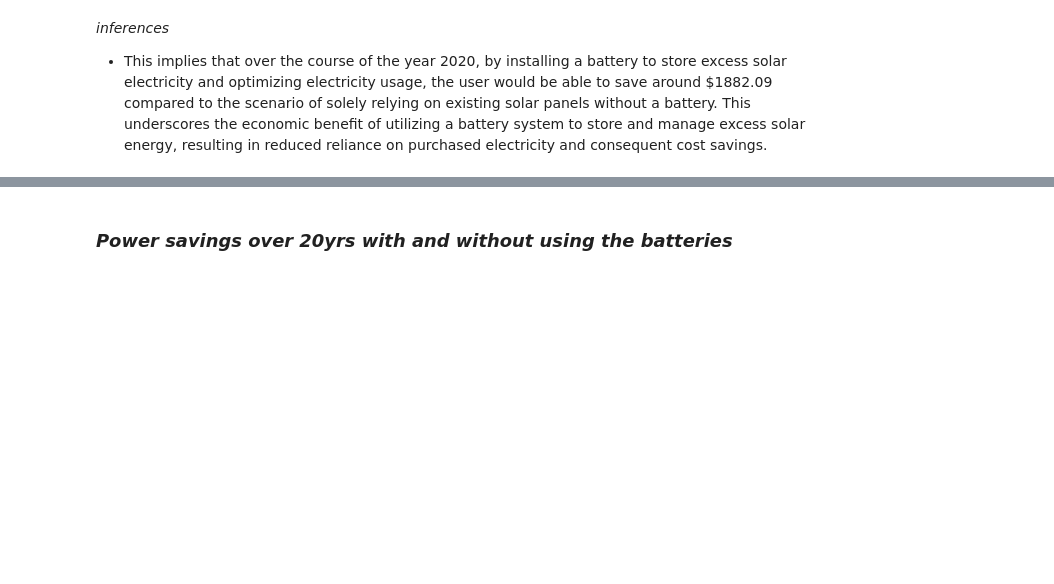
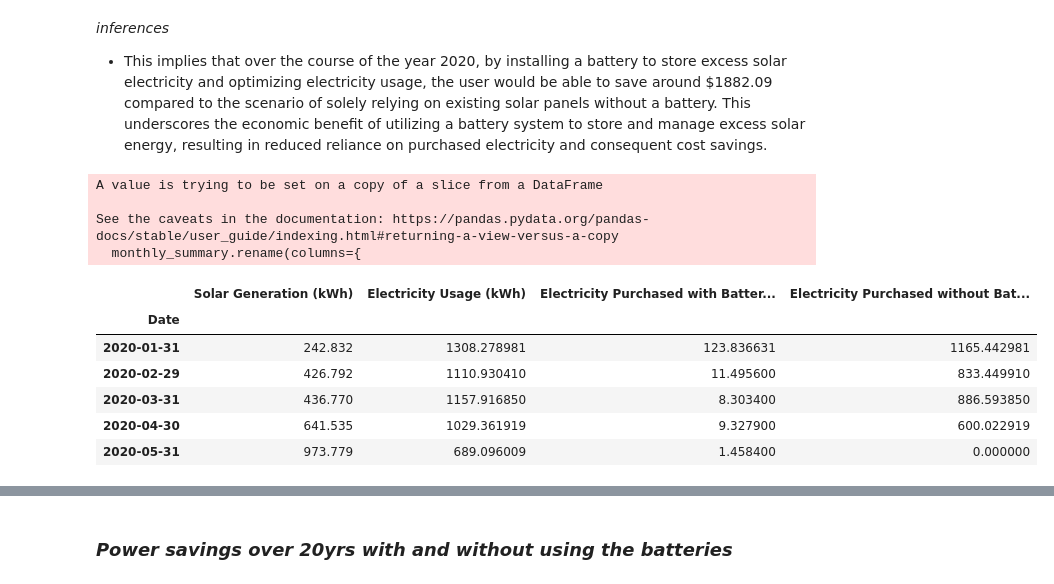
Before and after one commit to paulmachau/Solar-power-Valuation-output, a Jupyter notebook: power_generation (3).ipynb, the cells around one changed output, grey strips where cells are left out. Saved outputs shown, nothing was run; the diff lists cells and outputs as text; code cells hidden in the pictures; blank space fills up the shorter version.

```diff
--- a/power_generation (3).ipynb
+++ b/power_generation (3).ipynb
@@ -611,0 +641,37 @@ plt.show()
+# %%
+# prompt: #Tabulating the monthly solar generation, electricity usage, and electricity purchased from the provider (with and without battery) for the calendar year
+
+import pandas as pd
+
+# Resample data at monthly intervals
+monthly_data = df.resample('M').sum()
+
+# Calculate electricity purchase without battery
+monthly_data['Electricity_Purchase_without_Battery_kWh'] = monthly_data['Electricity_Usage_kWh'] - monthly_data['Excess_Solar_Electricity_kWh']
+monthly_data['Electricity_Purchase_without_Battery_kWh'] = monthly_data['Electricity_Purchase_without_Battery_kWh'].clip(lower=0)
+
+# Create a new DataFrame with relevant columns
+monthly_summary = monthly_data[['Solar_Generation_kWh', 'Electricity_Usage_kWh', 'Electricity_Purchase_kWh', 'Electricity_Purchase_without_Battery_kWh']]
+
+# Rename columns for clarity
+monthly_summary.rename(columns={
+    'Solar_Generation_kWh': 'Solar Generation (kWh)',
+    'Electricity_Usage_kWh': 'Electricity Usage (kWh)',
+    'Electricity_Purchase_kWh': 'Electricity Purchased with Battery (kWh)',
+    'Electricity_Purchase_without_Battery_kWh': 'Electricity Purchased without Battery (kWh)',
+}, inplace=True)
+
+# Print the monthly summary
+monthly_summary.head()
+# %% [output]
+A value is trying to be set on a copy of a slice from a DataFrame
+
+See the caveats in the documentation: https://pandas.pydata.org/pandas-docs/stable/user_guide/indexing.html#returning-a-view-versus-a-copy
+  monthly_summary.rename(columns={
+|  | Solar Generation (kWh) | Electricity Usage (kWh) | Electricity Purchased with Batter... | Electricity Purchased without Bat... |
+| Date |  |  |  |  |
+| 2020-01-31 | 242.832 | 1308.278981 | 123.836631 | 1165.442981 |
+| 2020-02-29 | 426.792 | 1110.930410 | 11.495600 | 833.449910 |
+| 2020-03-31 | 436.770 | 1157.916850 | 8.303400 | 886.593850 |
+| 2020-04-30 | 641.535 | 1029.361919 | 9.327900 | 600.022919 |
+| 2020-05-31 | 973.779 | 689.096009 | 1.458400 | 0.000000 |
```
Also changed, not shown: parts of 16 cells of this notebook.
